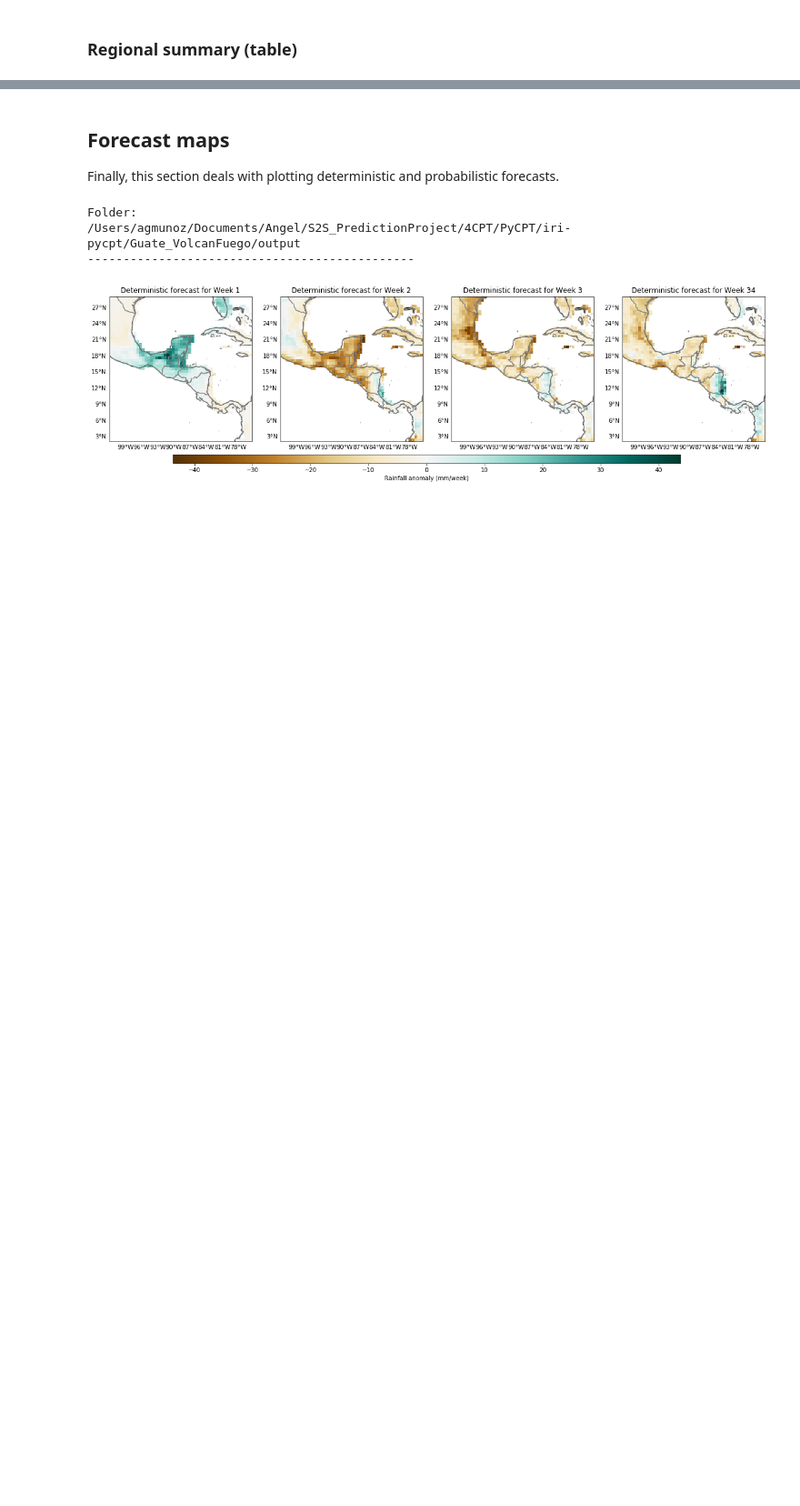
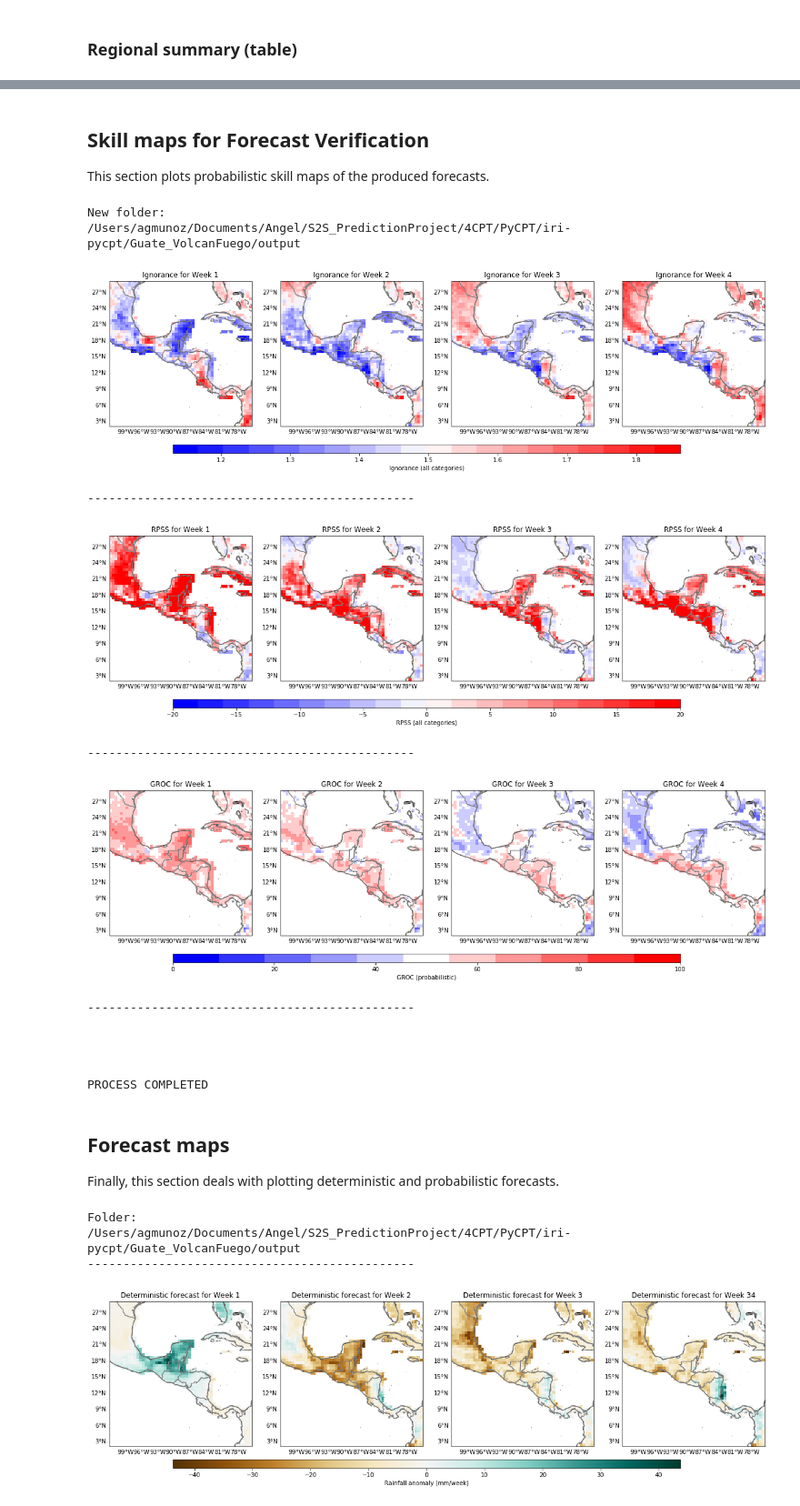
Before and after one commit to ssilje/iri-pycpt, a Jupyter notebook: PyCPT_s2sv1.8.ipynb, the cells around one changed output, grey strips where cells are left out. Shown at 91% size. Cells and saved outputs as stored; diff of their text form; code cells hidden in the pictures; blank space fills up the shorter version.

```diff
--- a/PyCPT_s2sv1.8.ipynb
+++ b/PyCPT_s2sv1.8.ipynb
@@ -378,3 +378,37 @@ Folder:
+# %% [markdown]
+## Skill maps for Forecast Verification
+This section plots probabilistic skill maps of the produced forecasts.
+# %%
+print("New folder:")
+%cd $workdir/output
+
+# Skill scores loop
+plt.rcParams.update({'font.size': 10})
+for ime in ('Ignorance','RPSS','GROC'):
+    pltmap(ime,wlo2,elo2,sla2,nla2,fprefix,mpref,training_season, mon, fday, nwk, wk)
+    plt.savefig(('figures/Skill-'+model+'-'+obs+'-'+MOS+'-' + ime + '.pdf'), dpi=300)
+    plt.show()
+    print('----------------------------------------------')
+    print('')
+
+print('')
+print('')
+print('')
+print('\033[1mPROCESS COMPLETED \033[0;0m')
+# %% [output]
+New folder:
+/Users/agmunoz/Documents/Angel/S2S_PredictionProject/4CPT/PyCPT/iri-pycpt/Guate_VolcanFuego/output
+[figure, added]
+----------------------------------------------
+[figure, added]
+----------------------------------------------
+[figure, added]
+----------------------------------------------
+
+
+
+
+PROCESS COMPLETED
 # %% [markdown]
 ## Forecast maps
 Finally, this section deals with plotting deterministic and probabilistic forecasts.
```
Also changed, not shown: parts of 5 cells of this notebook, 1 other file.
